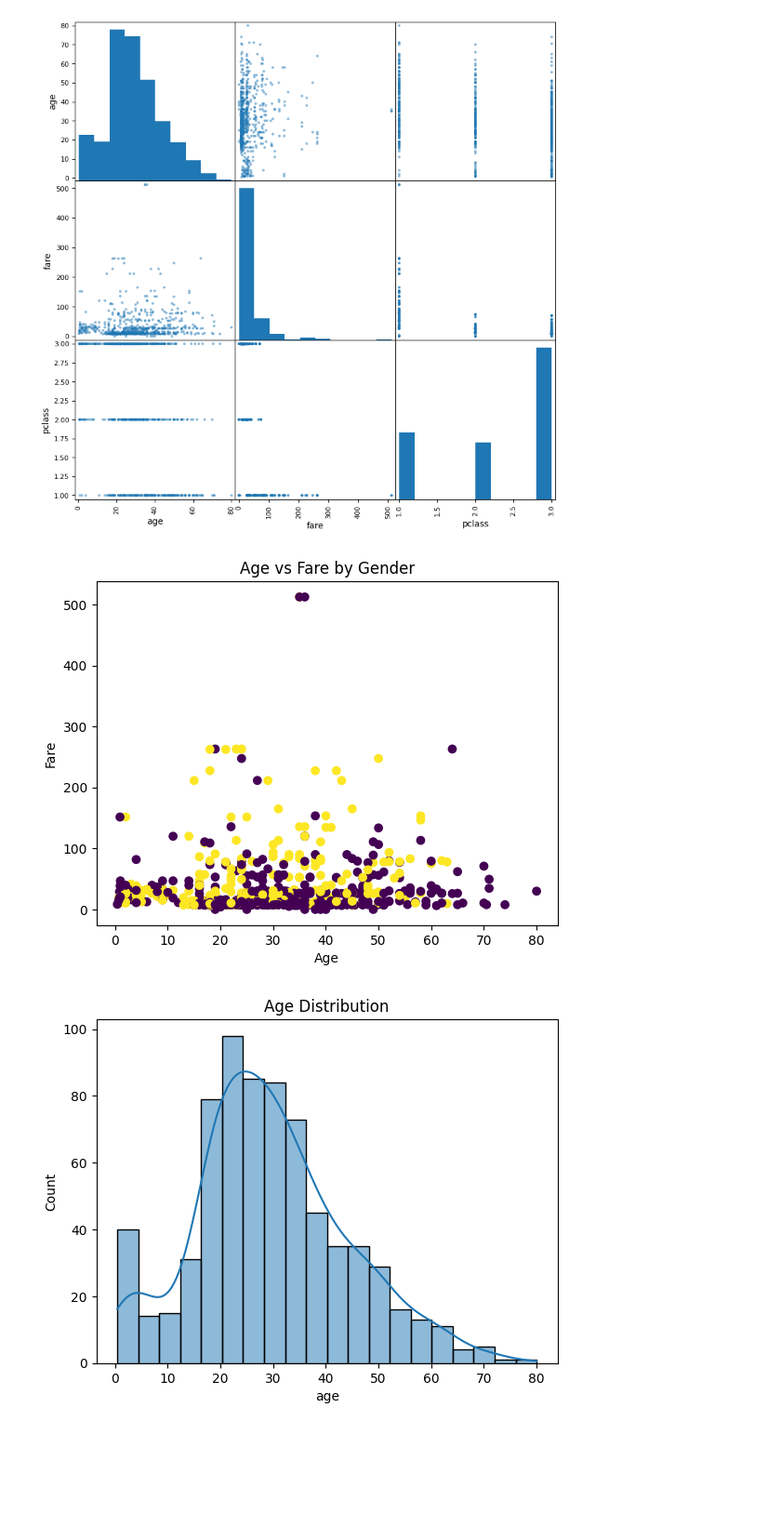
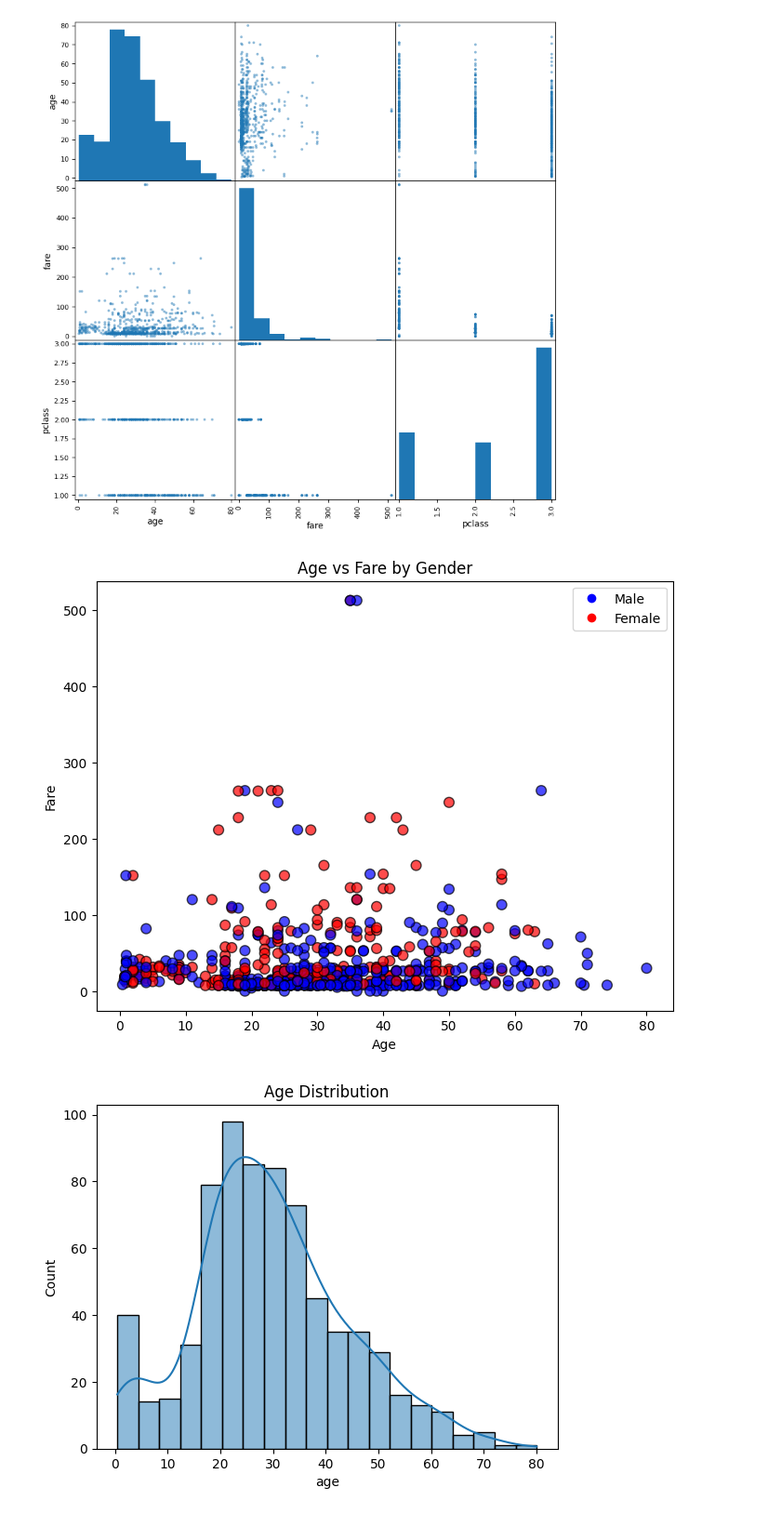
Before and after one commit to BethSpornitz/ml01, a Jupyter notebook: notebooks/project02/ml02_bethspornitz.ipynb, the cells around one changed output. Shown: that part at 93% size. Cells and saved outputs as stored; diff of their text form; code cells hidden in the pictures; blank space fills up the shorter version.

```diff
--- a/notebooks/project02/ml02_bethspornitz.ipynb
+++ b/notebooks/project02/ml02_bethspornitz.ipynb
@@ -145,17 +145,29 @@ plt.show()
 [figure]
 # %%
 # Scatter plot: Age vs Fare by Gender
+# Define colors for male/female
+colors = titanic['sex'].map({'male': 'blue', 'female': 'red'})
+
+plt.figure(figsize=(8, 6))
 plt.scatter(
     titanic['age'],
     titanic['fare'],
-    c=titanic['sex'].apply(lambda x: 0 if x == 'male' else 1)
+    c=colors,
+    alpha=0.7,
+    edgecolor='k',
+    s=60
 )
+
 plt.xlabel('Age')
 plt.ylabel('Fare')
 plt.title('Age vs Fare by Gender')
+plt.legend(handles=[
+    plt.Line2D([0], [0], marker='o', color='w', label='Male', markerfacecolor='blue', markersize=8),
+    plt.Line2D([0], [0], marker='o', color='w', label='Female', markerfacecolor='red', markersize=8)
+])
 plt.show()
 # %% [output]
-[figure, old version]
+[figure, new version]
 # %%
 # Histogram of Age
 sns.histplot(titanic['age'], kde=True)
```
Also changed, not shown: parts of 8 cells of this notebook.
